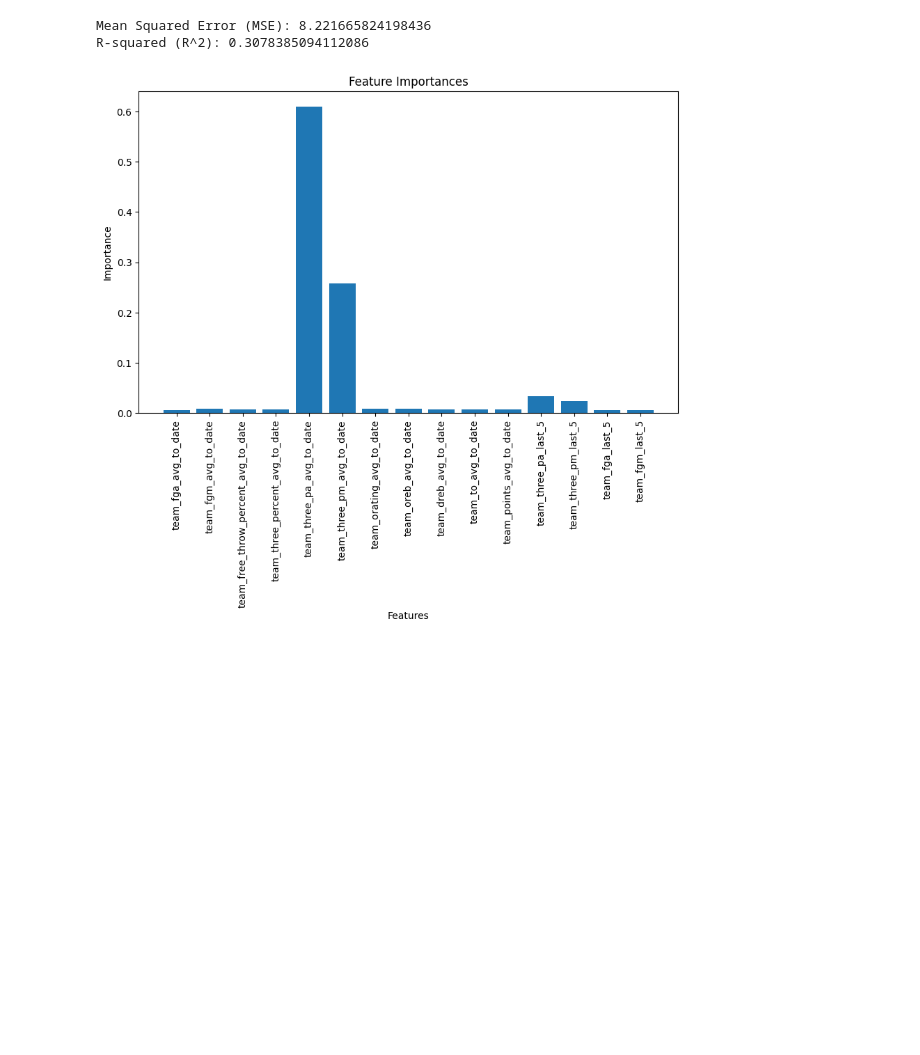
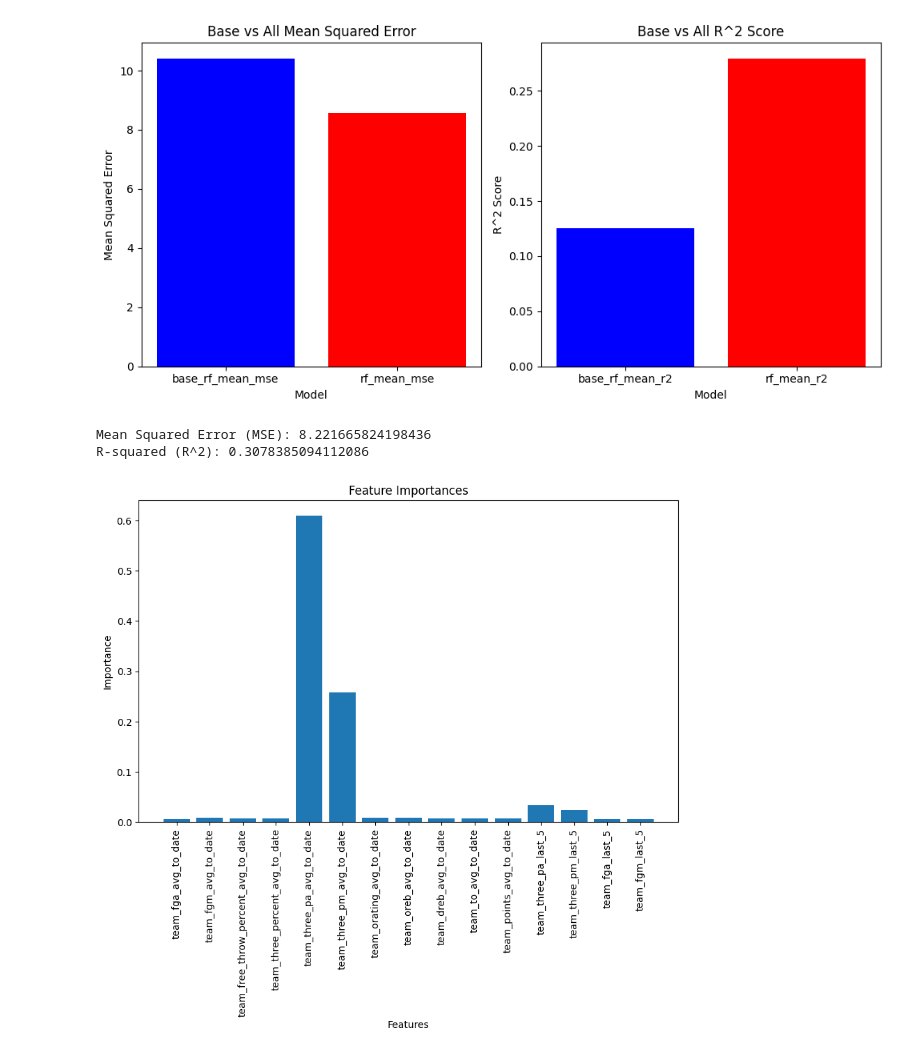
Before and after one commit to JoelManYunLee/Raptors_3_point_predictor, a Jupyter notebook: models.ipynb, the cells around one changed output. Saved outputs shown, nothing was run; the diff lists cells and outputs as text; code cells hidden in the pictures; blank space fills up the shorter version.

Commit message:
graphs added

```diff
--- a/models.ipynb
+++ b/models.ipynb
@@ -52,4 +80,29 @@ Mean Squared Error (MSE) across 5 folds: 8.5526
 Mean R-squared (R^2) across 5 folds: 0.2797
+# %%
+base_rf_mean_mse = 10.4190
+rf_mean_mse = 8.5594
+base_rf_mean_r2 = 0.1256
+rf_mean_r2 = 0.2797
+
+# Plotting base_rf_mean_mse against rf_mean_mse
+plt.figure(figsize=(10, 5))
+plt.subplot(1, 2, 1)
+plt.bar(['base_rf_mean_mse', 'rf_mean_mse'], [base_rf_mean_mse, rf_mean_mse], color=['blue', 'red'])
+plt.xlabel('Model')
+plt.ylabel('Mean Squared Error')
+plt.title('Base vs All Mean Squared Error')
+
+# Plotting base_rf_mean_r2 against rf_mean_r2
+plt.subplot(1, 2, 2)
+plt.bar(['base_rf_mean_r2', 'rf_mean_r2'], [base_rf_mean_r2, rf_mean_r2], color=['blue', 'red'])
+plt.xlabel('Model')
+plt.ylabel('R^2 Score')
+plt.title('Base vs All R^2 Score')
+
+plt.tight_layout()
+plt.show()
+# %% [output]
+[figure, added]
 # %%
 # Define XGBoost Random Forest parameters
 params = {
```
Also changed, not shown: parts of 10 cells of this notebook.
